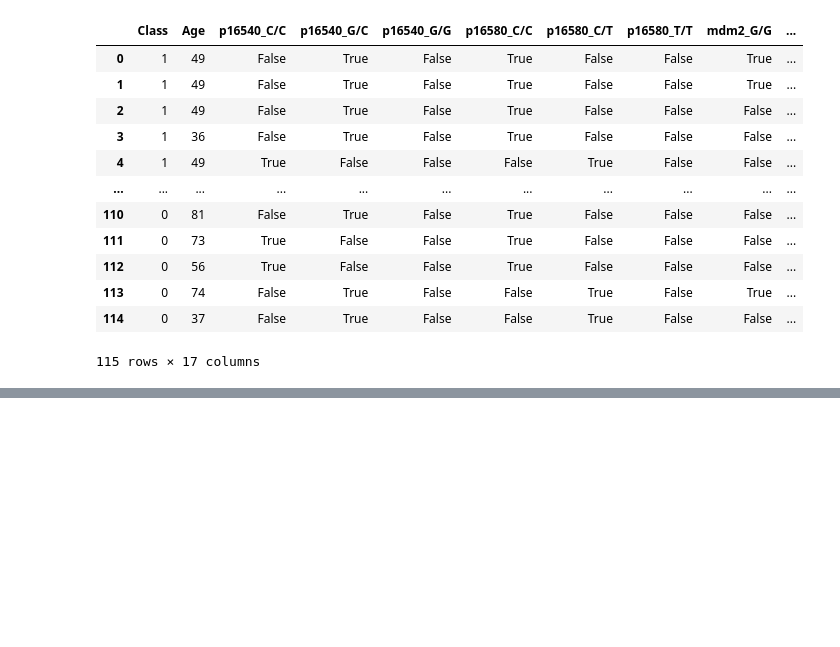
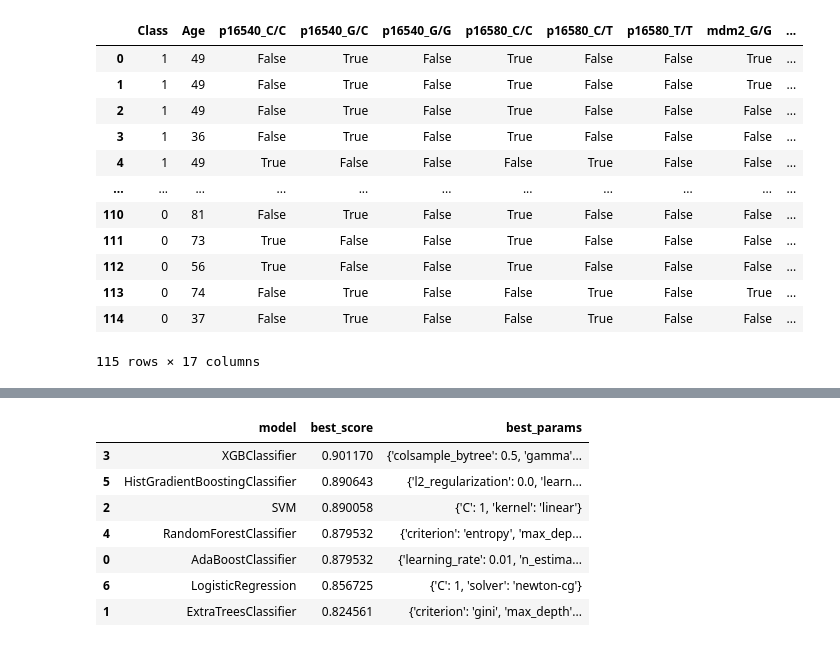
Before and after one commit to shaaleissa/colon_predictions, a Jupyter notebook: Training_Models/all_models.ipynb, the cells around one changed output, grey strips where cells are left out. Cells and saved outputs as stored; diff of their text form; code cells hidden in the pictures; blank space fills up the shorter version.

Commit message:
best_params

```diff
--- a/Training_Models/all_models.ipynb
+++ b/Training_Models/all_models.ipynb
@@ -196,3 +101,18 @@ You can set `force_col_wise=true` to remove the overhead.
+# %%
+n_splits = 5
+
+def GridSer_model(model_params,X_train,y_train):
+    scores = []
+    cv=KFold(n_splits=n_splits, random_state=random_state, shuffle=True)
+    for model_name, mp in model_params.items():
+        clf =  GridSearchCV(mp['model'], mp['params'], cv=cv, return_train_score=False,n_jobs=-1,error_score=0)
+        clf.fit(X_train,y_train)
+        scores.append({
+            'model': model_name,
+            'best_score': clf.best_score_,
+            'best_params': clf.best_params_
+        })
+    return pd.DataFrame(scores,columns=['model','best_score','best_params']).sort_values(by=['best_score'], ascending=False)
 # %%
 model_params = {
 
@@ -215,17 +135,17 @@ model_params = {
         'max_features': ['auto', 'sqrt', 'log2']
         }
     },
-    'LGBMClassifier' : {
-        'model': LGBMClassifier(),
-        'params': {
-            'boosting_type': ['gbdt', 'dart', 'goss', 'rf'],
-            'learning_rate': [0.01, 0.05, 0.1, 0.5, 1],
-            'n_estimators': [50, 100, 200],
-            'num_leaves': [15, 31, 63, 127],
-            'min_data_in_leaf': [5, 10, 20],
-            'lambda_l2': [0.0, 0.1, 1.0]
-        }
-    },
+    # 'LGBMClassifier' : {
+    #     'model': LGBMClassifier(),
+    #     'params': {
+    #         'boosting_type': ['gbdt', 'dart', 'goss', 'rf'],
+    #         'learning_rate': [0.01, 0.05, 0.1, 0.5, 1],
+    #         'n_estimators': [50, 100, 200],
+    #         'num_leaves': [15, 31, 63, 127],
+    #         'min_data_in_leaf': [5, 10, 20],
+    #         'lambda_l2': [0.0, 0.1, 1.0]
+    #     }
+    # },
     'SVM':{
         'model': SVC(),
         'params': {
@@ -233,7 +153,8 @@ model_params = {
             'kernel': ['linear', 'rbf', 'poly', 'sigmoid']
         }
     },
-    'XGBClassifier' : {
+
+      'XGBClassifier' : {
         'model': XGBClassifier(),
         'params': {
             'n_estimators': [50, 100, 200],
@@ -289,0 +199,2 @@ for model_name, mp in model_params.items():
+# %%
+original = GridSer_model(model_params,X_train,y_train)
@@ -289,0 +219,11 @@ for model_name, mp in model_params.items():
+# %%
+original
+# %% [output]
+|  | model | best_score | best_params |
+| 3 | XGBClassifier | 0.901170 | {'colsample_bytree': 0.5, 'gamma'... |
+| 5 | HistGradientBoostingClassifier | 0.890643 | {'l2_regularization': 0.0, 'learn... |
+| 2 | SVM | 0.890058 | {'C': 1, 'kernel': 'linear'} |
+| 4 | RandomForestClassifier | 0.879532 | {'criterion': 'entropy', 'max_dep... |
+| 0 | AdaBoostClassifier | 0.879532 | {'learning_rate': 0.01, 'n_estima... |
+| 6 | LogisticRegression | 0.856725 | {'C': 1, 'solver': 'newton-cg'} |
+| 1 | ExtraTreesClassifier | 0.824561 | {'criterion': 'gini', 'max_depth'... |
```
Also changed, not shown: parts of 10 cells of this notebook.
